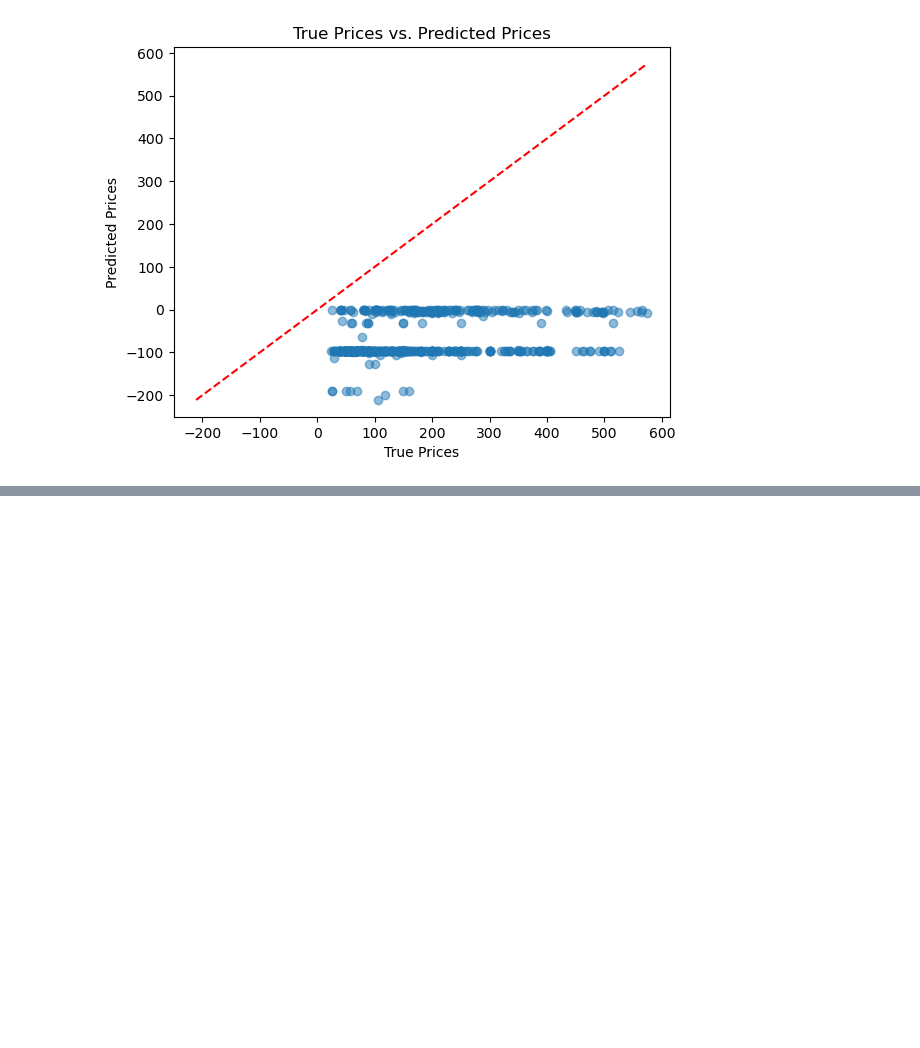
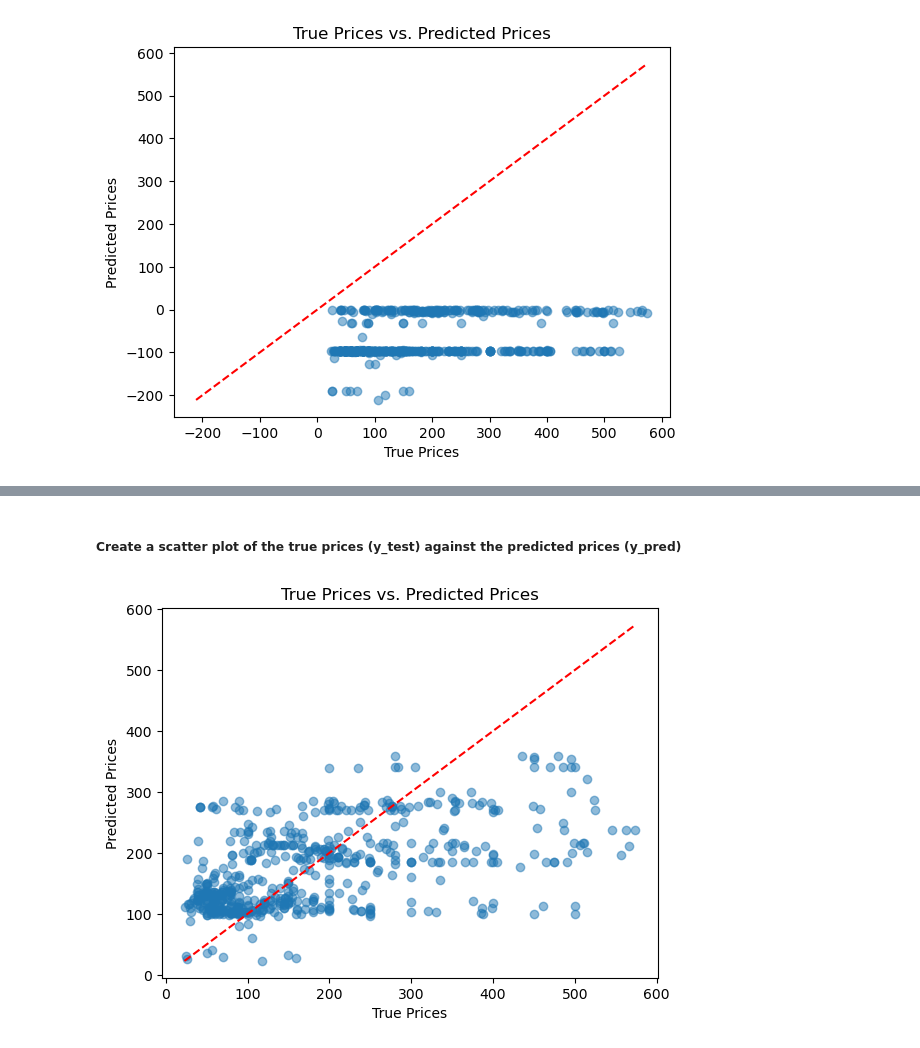
Before and after one commit to Theawmaster/Predict-Airbnb-Prices, a Jupyter notebook: 1_linear_regression.ipynb, the cells around one changed output, grey strips where cells are left out. Saved outputs shown, nothing was run; the diff lists cells and outputs as text; code cells hidden in the pictures; blank space fills up the shorter version.

```diff
--- a/1_linear_regression.ipynb
+++ b/1_linear_regression.ipynb
@@ -207,0 +442,6 @@ plt.show()
+# %% [markdown]
+##### Create a scatter plot of the true prices (y_test) against the predicted prices (y_pred)
+# %%
+plot_true_vs_predicted(y_test, y_pred)
+# %% [output]
+[figure, added]
```
Also changed, not shown: parts of 31 cells of this notebook.
